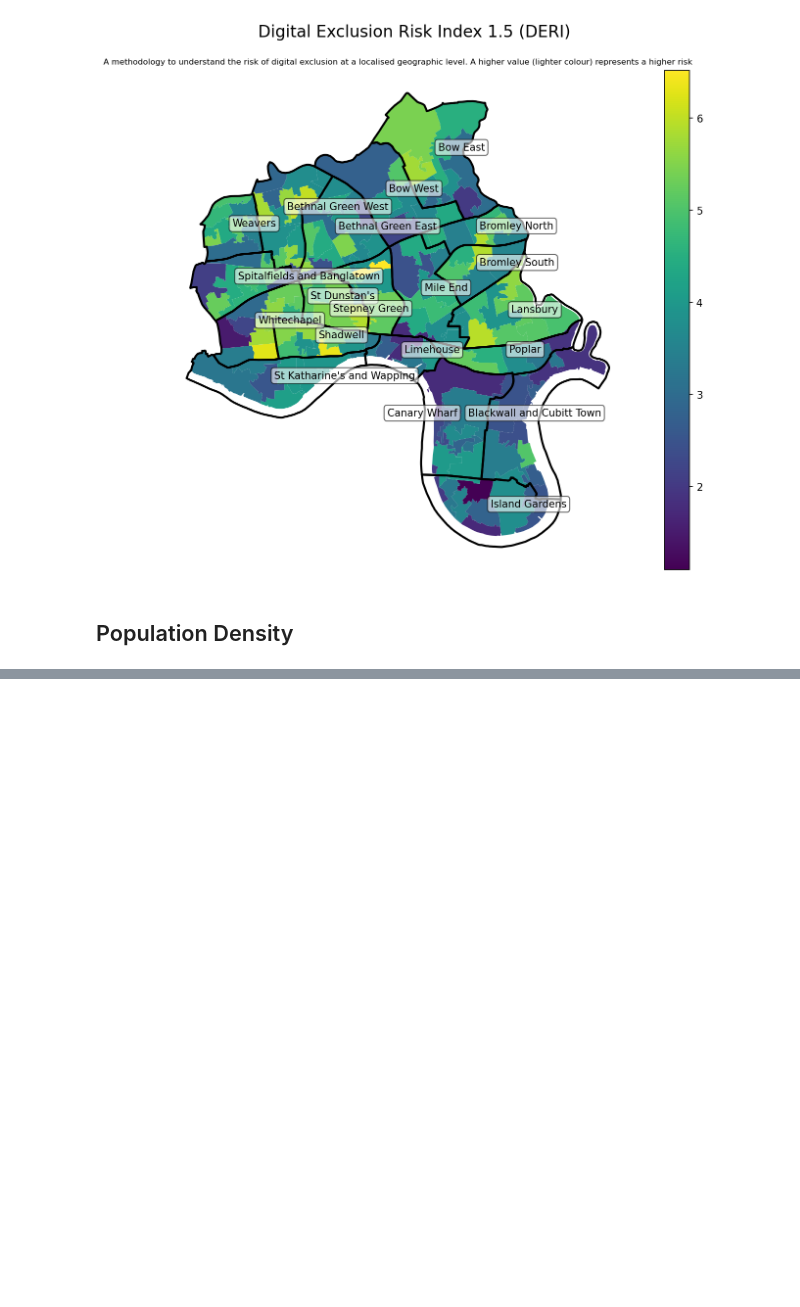
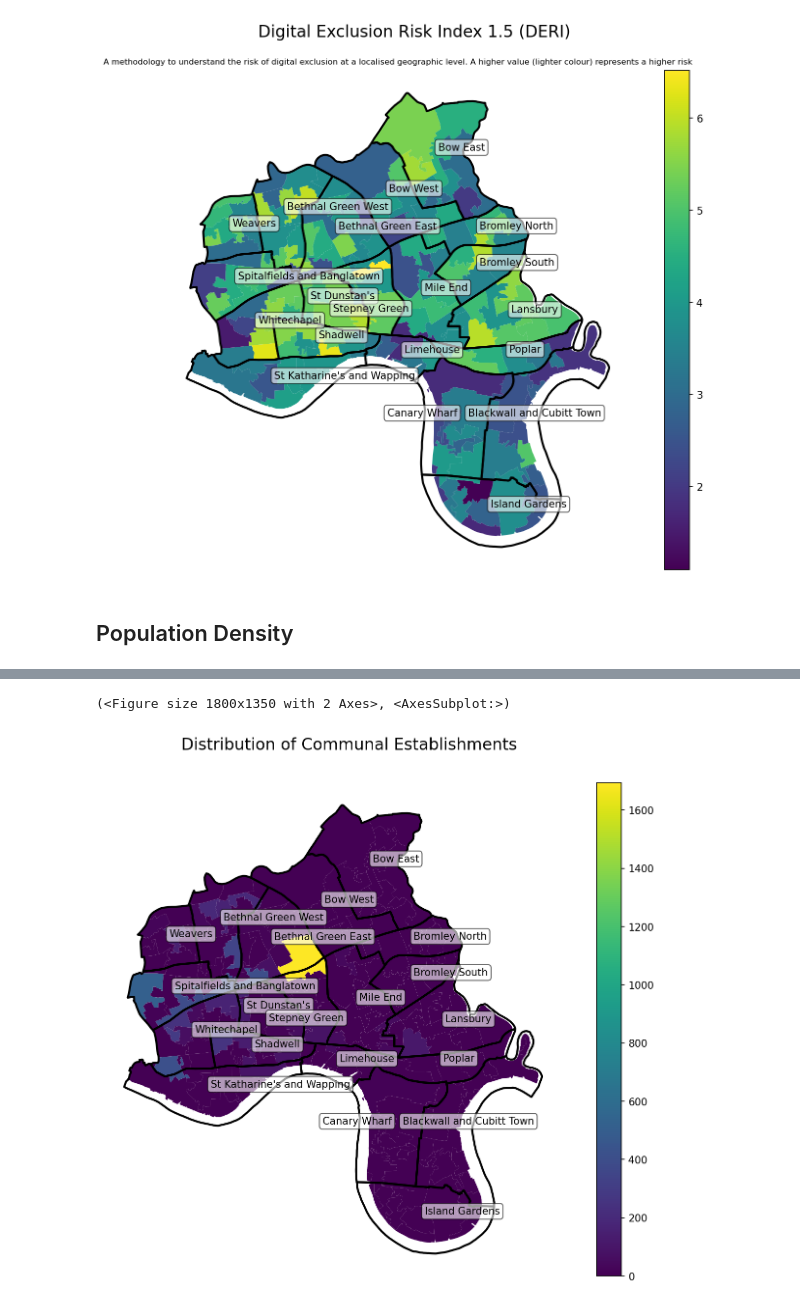
Before and after one commit to data-hamlets/census-data, a Jupyter notebook: notebooks/1.1-jl-census-2021-mapping.ipynb, the cells around one changed output, grey strips where cells are left out. Saved outputs shown, nothing was run; the diff lists cells and outputs as text; code cells hidden in the pictures; blank space fills up the shorter version.

```diff
--- a/notebooks/1.1-jl-census-2021-mapping.ipynb
+++ b/notebooks/1.1-jl-census-2021-mapping.ipynb
@@ -195,0 +222,16 @@ spatial_plot(
+# %%
+communal_establishment_lsoa= pd.read_excel('https://ons-dp-prod-census-publication.s3.eu-west-2.amazonaws.com/TS001_residence_type/atc-ts-demmig-ur-ct-oa-lsoa%2Bresidence_type.xlsx',
+sheet_name='Table')
+
+communal_establishment_lsoa_filter= communal_establishment_lsoa[communal_establishment_lsoa['Residence type (2 categories) Code']==2]
+# %%
+spatial_plot(
+    spatialise_data(gdf, communal_establishment_lsoa_filter, left_on="LSOA21CD", right_on="Lower Layer Super Output Areas Code"),
+    column="Count",
+    suptitle="Distribution of Communal Establishments",
+    title="",
+    cmap="viridis"
+)
+# %% [output]
+(<Figure size 1800x1350 with 2 Axes>, <AxesSubplot:>)
+[figure, added]
```
Also changed, not shown: parts of 11 cells of this notebook.
